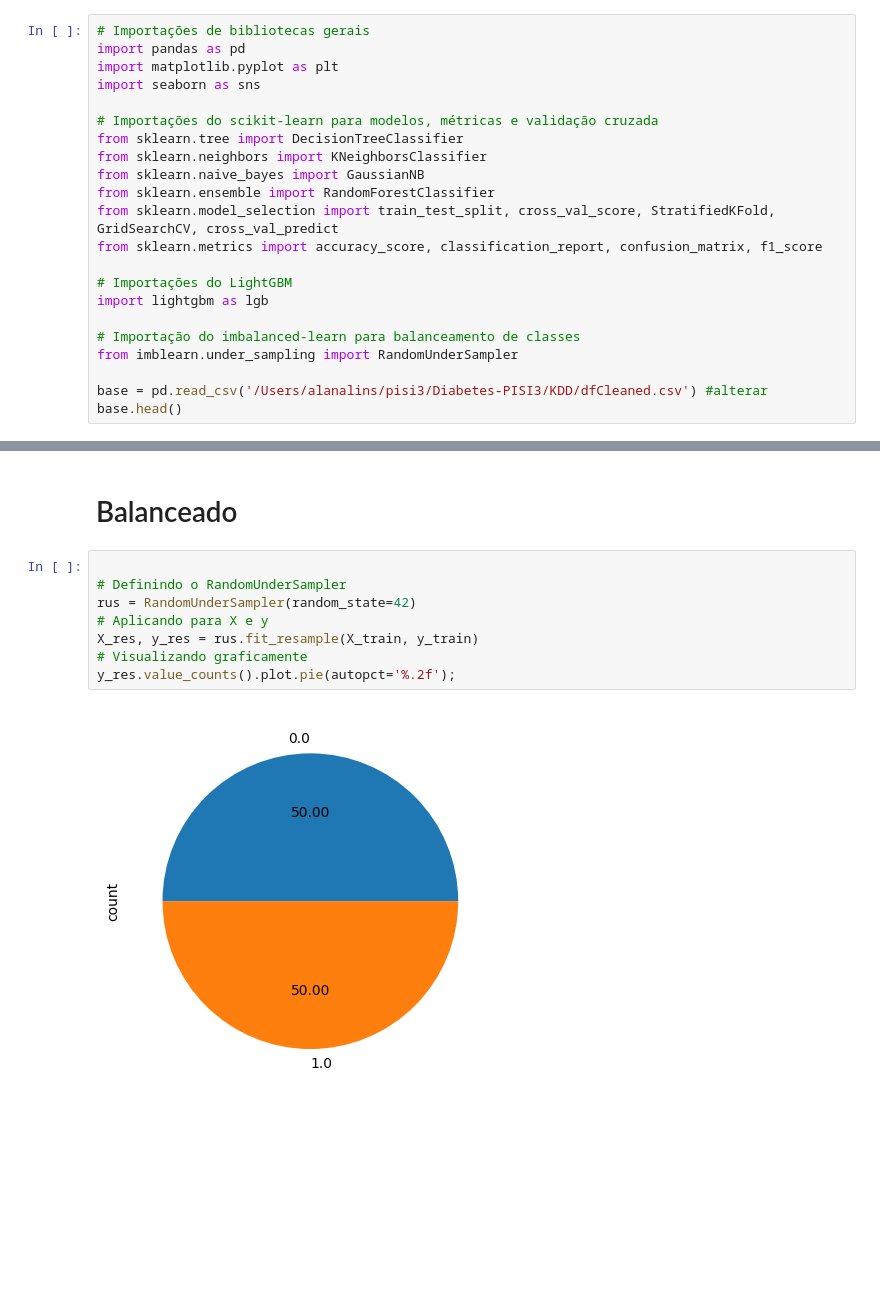
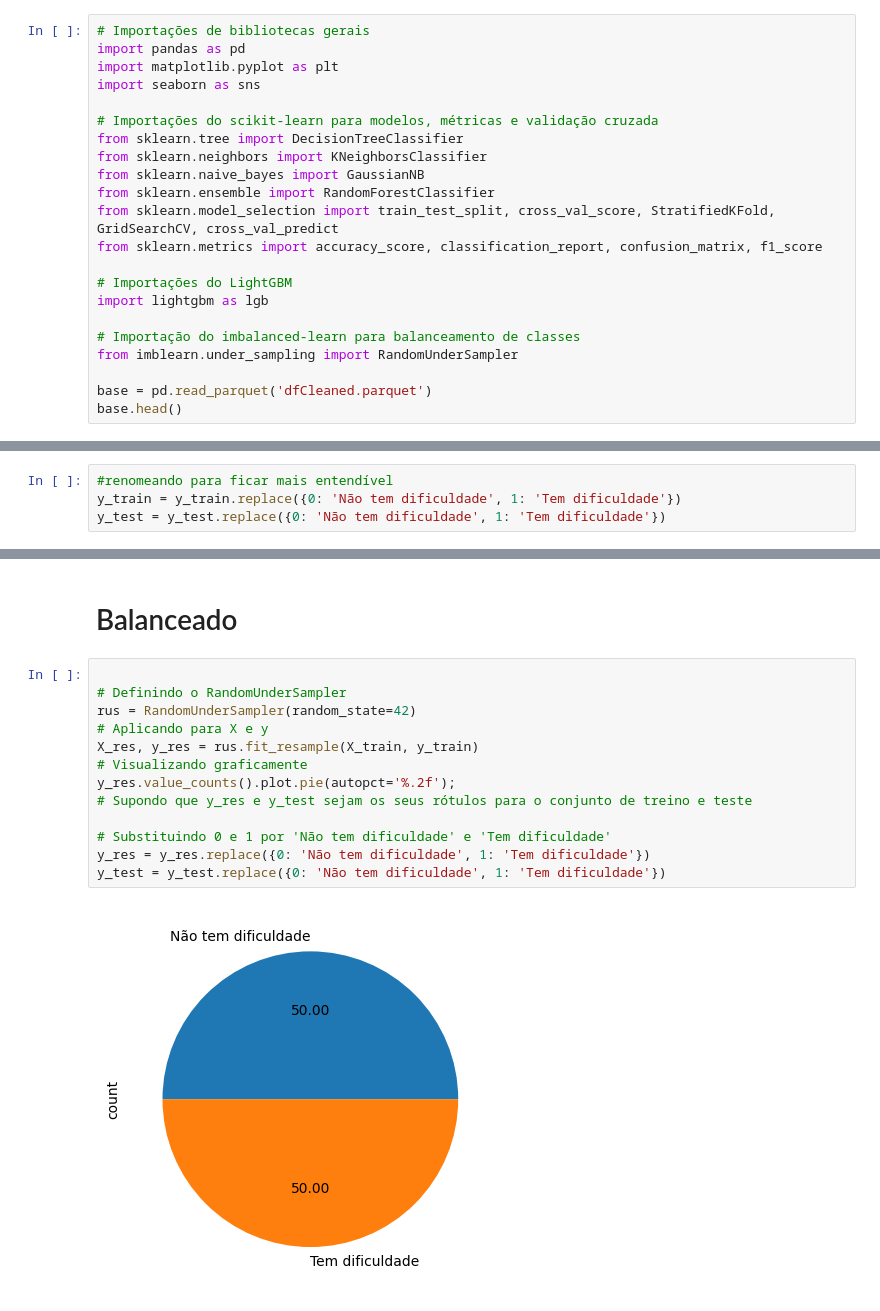
Before and after one commit to LuisHenriqueA/Diabetes-PISI3, a Jupyter notebook: KDD/classificacao/classificacao.ipynb, the cells around one changed output, grey strips where cells are left out. Saved outputs shown, nothing was run; the diff lists cells and outputs as text; blank space fills up the shorter version.

```diff
--- a/KDD/classificacao/classificacao.ipynb
+++ b/KDD/classificacao/classificacao.ipynb
@@ -18,7 +18,7 @@ import lightgbm as lgb
 # Importação do imbalanced-learn para balanceamento de classes
 from imblearn.under_sampling import RandomUnderSampler
 
-base = pd.read_csv('/Users/alanalins/pisi3/Diabetes-PISI3/KDD/dfCleaned.csv') #alterar
+base = pd.read_parquet('dfCleaned.parquet')
 base.head()
 # %% [output]
 |  | Diabetes_012 | HighBP | HighChol | CholCheck | BMI | Smoker | Stroke | HeartDiseaseorAttack | ... |
@@ -156,3 +149,7 @@ DiffWalk
 0.0    84.841332
 1.0    15.158668
 Name: count, dtype: float64
+# %%
+#renomeando para ficar mais entendível
+y_train = y_train.replace({0: 'Não tem dificuldade', 1: 'Tem dificuldade'})
+y_test = y_test.replace({0: 'Não tem dificuldade', 1: 'Tem dificuldade'})
@@ -241,13 +240,18 @@ weighted avg       0.86      0.88      0.87     78040
 # %%
 
 # Definindo o RandomUnderSampler
 rus = RandomUnderSampler(random_state=42)
 # Aplicando para X e y
 X_res, y_res = rus.fit_resample(X_train, y_train)
 # Visualizando graficamente
 y_res.value_counts().plot.pie(autopct='%.2f');
+# Supondo que y_res e y_test sejam os seus rótulos para o conjunto de treino e teste
+
+# Substituindo 0 e 1 por 'Não tem dificuldade' e 'Tem dificuldade'
+y_res = y_res.replace({0: 'Não tem dificuldade', 1: 'Tem dificuldade'})
+y_test = y_test.replace({0: 'Não tem dificuldade', 1: 'Tem dificuldade'})
 # %% [output]
-[figure, old version]
+[figure, new version]
 # %%
 y_res.value_counts()
 # %% [output]
```
Also changed, not shown: parts of 31 cells of this notebook, 4 other files.
